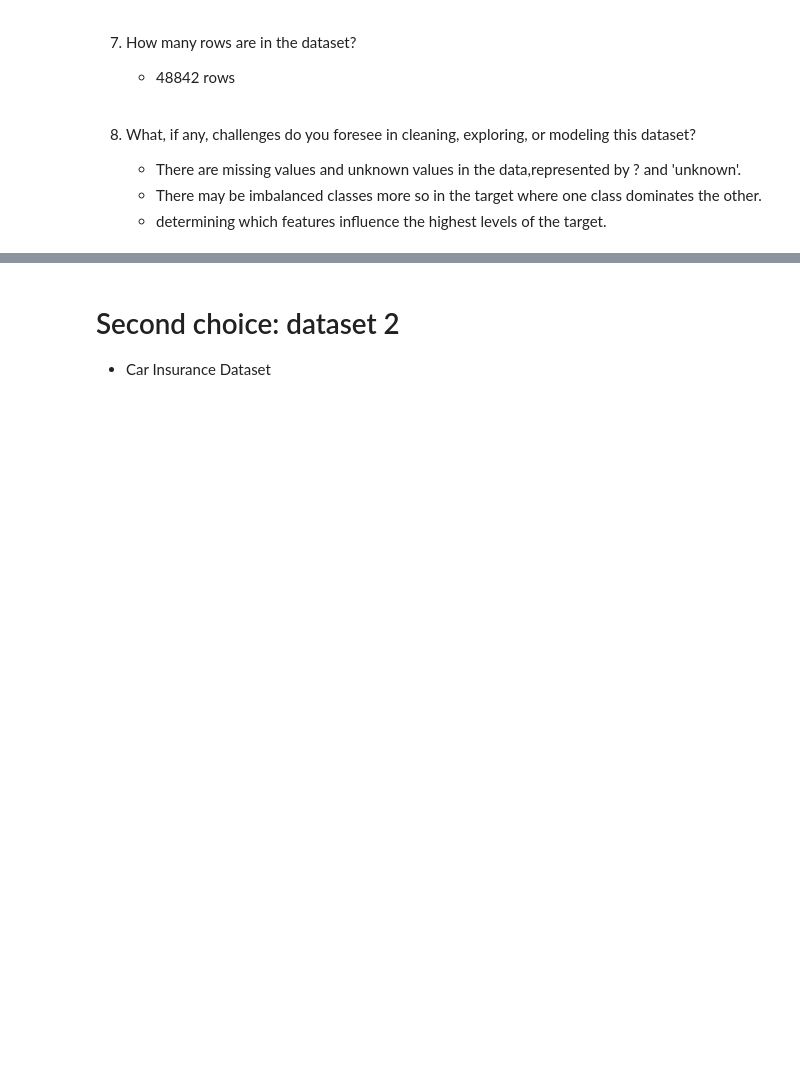
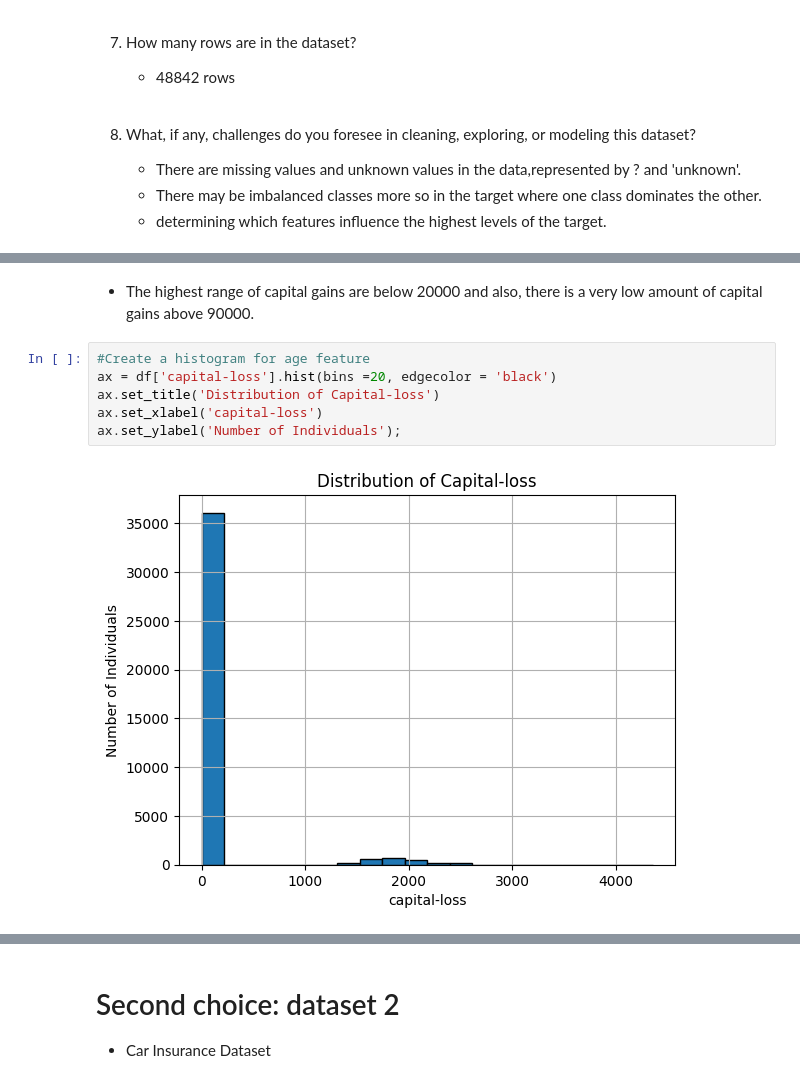
Before and after one commit to zal-developer/Adult-Income-Car-Insurance, a Jupyter notebook: Choice_DataSets.ipynb, the cells around one changed output, grey strips where cells are left out. Cells and saved outputs as stored; diff of their text form; blank space fills up the shorter version.

```diff
--- a/Choice_DataSets.ipynb
+++ b/Choice_DataSets.ipynb
@@ -76,0 +216,10 @@ memory usage: 5.6+ MB
+# %% [markdown]
+  -  The highest range of capital gains are below 20000 and also, there is a very low amount of capital gains above 90000.
+# %%
+#Create a histogram for age feature
+ax = df['capital-loss'].hist(bins =20, edgecolor = 'black')
+ax.set_title('Distribution of Capital-loss')
+ax.set_xlabel('capital-loss')
+ax.set_ylabel('Number of Individuals');
+# %% [output]
+[figure, added]
```
Also changed, not shown: parts of 80 cells of this notebook.
